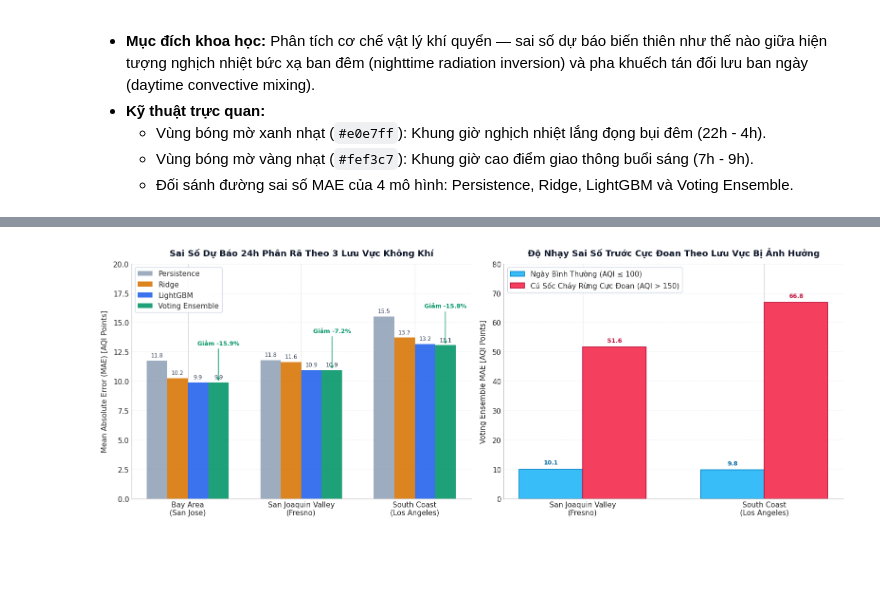
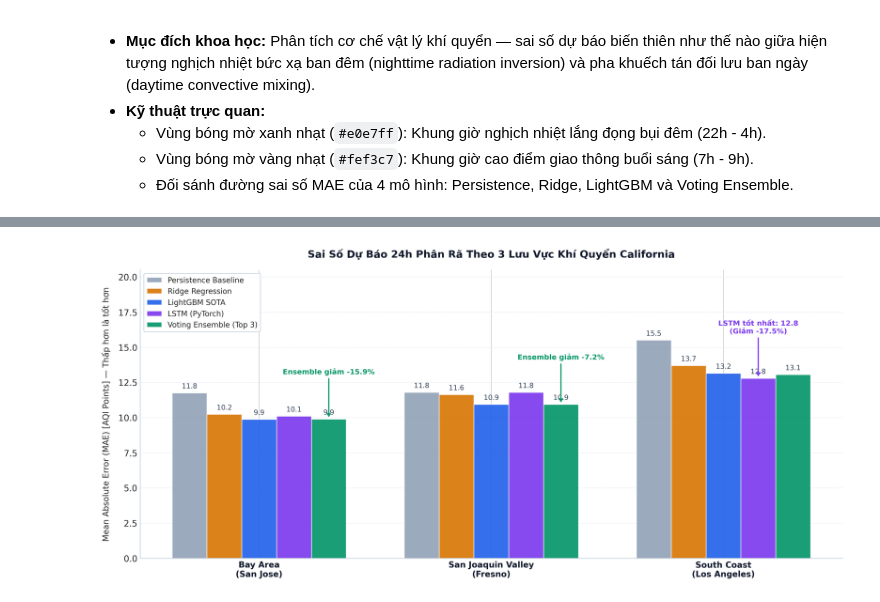
Before and after one commit to ThayBayThatSon/DSR301m_Group5_Project, a Jupyter notebook: notebooks/06_Benchmark_Leaderboard_Synthesis.ipynb, the cells around one changed output, grey strips where cells are left out. Saved outputs shown, nothing was run; the diff lists cells and outputs as text; code cells hidden in the pictures; blank space fills up the shorter version.

Commit message:
feat: integrate California AQI machine learning engine and full-stack web dashboard

```diff
--- a/notebooks/06_Benchmark_Leaderboard_Synthesis.ipynb
+++ b/notebooks/06_Benchmark_Leaderboard_Synthesis.ipynb
@@ -572,7 +618,8 @@ fig, axes = plt.subplots(1, 2, figsize=(16, 6))
 models_to_plot = [
     ('pred_persistence', 'Persistence Baseline', '#94a3b8', ':', 1.8),
     ('pred_ridge', 'Ridge Regression', '#d97706', '--', 1.8),
-    ('pred_lightgbm', 'LightGBM SOTA', '#2563eb', '-.', 2.0),
+    ('pred_lstm', 'LSTM (PyTorch)', '#7c3aed', '-.', 2.0),
+    ('pred_lightgbm', 'LightGBM SOTA', '#2563eb', '--', 2.0),
     ('pred_voting_ensemble', 'Voting Ensemble (Top 3)', '#059669', '-', 2.4)
 ]
 
@@ -628,84 +673,78 @@ plt.show()
 # %%
-fig, axes = plt.subplots(1, 2, figsize=(16, 6))
-
 def map_basin(station):
     if 'FRES' in station:
         return 'San Joaquin Valley\n(Fresno)'
     elif 'LA' in station:
         return 'South Coast\n(Los Angeles)'
     elif 'SJ' in station:
         return 'Bay Area\n(San Jose)'
     return 'Other'
 
 df24 = pd.read_csv(f"{ARTIFACTS_DIR}/predictions/all_predictions_24h.csv")
 df24['basin'] = df24['station_id'].apply(map_basin)
 basins = ['Bay Area\n(San Jose)', 'San Joaquin Valley\n(Fresno)', 'South Coast\n(Los Angeles)']
 
-# Panel 1: Grouped Bar Chart MAE across Basins
-ax1 = axes[0]
+fig9, ax1 = plt.subplots(figsize=(13.5, 6.2), dpi=300)
+fig9.patch.set_facecolor('#ffffff')
+
 models_info = [
-    ('pred_persistence', 'Persistence', '#94a3b8'),
-    ('pred_ridge', 'Ridge', '#d97706'),
-    ('pred_lightgbm', 'LightGBM', '#2563eb'),
-    ('pred_voting_ensemble', 'Voting Ensemble', '#059669')
+    ('pred_persistence', 'Persistence Baseline', '#94a3b8'),
+    ('pred_ridge', 'Ridge Regression', '#d97706'),
+    ('pred_lightgbm', 'LightGBM SOTA', '#2563eb'),
+    ('pred_lstm', 'LSTM (PyTorch)', '#7c3aed'),
+    ('pred_voting_ensemble', 'Voting Ensemble (Top 3)', '#059669')
 ]
 
 x = np.arange(len(basins))
-width = 0.18
+width = 0.15
 
 for i, (m_col, m_label, m_color) in enumerate(models_info):
     vals = [np.mean(np.abs(df24[df24['basin'] == b]['actual'] - df24[df24['basin'] == b][m_col])) for b in basins]
-    rects = ax1.bar(x + (i - 1.5) * width, vals, width, label=m_label, color=m_color, alpha=0.9, edgecolor='none')
+    offset = (i - 2) * width
+    rects = ax1.bar(x + offset, vals, width, label=m_label, color=m_color, alpha=0.92, edgecolor='#ffffff', linewidth=0.8)
     for rect in rects:
         h = rect.get_height()
-        ax1.text(rect.get_x() + rect.get_width()/2., h + 0.2, f'{h:.1f}', ha='center', va='bottom', fontsize=8.5, color='#334155')
+        ax1.text(rect.get_x() + rect.get_width()/2., h + 0.22, f'{h:.1f}', ha='center', va='bottom', fontsize=8.8, fontweight='medium', color='#334155')
 
-for b_idx, b in enumerate(basins):
-    p_val = np.mean(np.abs(df24[df24['basin'] == b]['actual'] - df24[df24['basin'] == b]['pred_persistence']))
-    v_val = np.mean(np.abs(df24[df24['basin'] == b]['actual'] - df24[df24['basin'] == b]['pred_voting_ensemble']))
-    imp = (p_val - v_val) / p_val * 100
-    ax1.annotate(f'Giảm -{imp:.1f}%', xy=(b_idx + 1.5 * width, v_val), xytext=(b_idx + 1.5 * width, v_val + 3.2),
-                 ha='center', fontsize=9, fontweight='bold', color='#059669',
-                 arrowprops=dict(arrowstyle='->', color='#059669', lw=1.2))
+# Chú thích mũi tên mức cải thiện
+# Bay Area
+v_val_bay = np.mean(np.abs(df24[df24['basin'] == basins[0]]['actual'] - df24[df24['basin'] == basins[0]]['pred_voting_ensemble']))
+p_val_bay = np.mean(np.abs(df24[df24['basin'] == basins[0]]['actual'] - df24[df24['basin'] == basins[0]]['pred_persistence']))
+imp_bay = (p_val_bay - v_val_bay) / p_val_bay * 100
+ax1.annotate(f'Ensemble giảm -{imp_bay:.1f}%', xy=(0 + 2 * width, v_val_bay), xytext=(0 + 2 * width, v_val_bay + 3.2),
+             ha='center', fontsize=9.2, fontweight='bold', color='#059669',
+             arrowprops=dict(arrowstyle='->', color='#059669', lw=1.5))
+
+# Fresno
+v_val_fres = np.mean(np.abs(df24[df24['basin'] == basins[1]]['actual'] - df24[df24['basin'] == basins[1]]['pred_voting_ensemble']))
+p_val_fres = np.mean(np.abs(df24[df24['basin'] == basins[1]]['actual'] - df24[df24['basin'] == basins[1]]['pred_persistence']))
+imp_fres = (p_val_fres - v_val_fres) / p_val_fres * 100
+ax1.annotate(f'Ensemble giảm -{imp_fres:.1f}%', xy=(1 + 2 * width, v_val_fres), xytext=(1 + 2 * width, v_val_fres + 3.2),
+             ha='center', fontsize=9.2, fontweight='bold', color='#059669',
+             arrowprops=dict(arrowstyle='->', color='#059669', lw=1.5))
+
+# Los Angeles (LSTM dẫn đầu!)
+lstm_val_la = np.mean(np.abs(df24[df24['basin'] == basins[2]]['actual'] - df24[df24['basin'] == basins[2]]['pred_lstm']))
+p_val_la = np.mean(np.abs(df24[df24['basin'] == basins[2]]['actual'] - df24[df24['basin'] == basins[2]]['pred_persistence']))
+imp_la = (p_val_la - lstm_val_la) / p_val_la * 100
+ax1.annotate(f'LSTM tốt nhất: {lstm_val_la:.1f}\n(Giảm -{imp_la:.1f}%)', xy=(2 + 1 * width, lstm_val_la), xytext=(2 + 1 * width, lstm_val_la + 3.2),
+             ha='center', fontsize=9.2, fontweight='bold', color='#7c3aed',
+             arrowprops=dict(arrowstyle='->', color='#7c3aed', lw=1.5))
 
 ax1.set_xticks(x)
-ax1.set_xticklabels(basins, fontweight='medium')
-ax1.set_ylabel('Mean Absolute Error (MAE) [AQI Points]', labelpad=8)
-ax1.set_title('Sai Số Dự Báo 24h Phân Rã Theo 3 Lưu Vực Không Khí', pad=12, fontweight='bold', color='#0f172a')
-ax1.set_ylim(0, 20)
+ax1.set_xticklabels(basins, fontweight='bold', fontsize=10.5, color='#0f172a')
+ax1.set_ylabel('Mean Absolute Error (MAE) [AQI Points] — Thấp hơn là tốt hơn', labelpad=10, fontsize=10.5)
+ax1.set_title('Sai Số Dự Báo 24h Phân Rã Theo 3 Lưu Vực Khí Quyển California', pad=16, fontweight='bold', fontsize=13, color='#0f172a')
+ax1.set_ylim(0, 20.5)
 ax1.grid(axis='y', color='#e2e8f0', linestyle='--', linewidth=0.7, alpha=0.8)
 for spine in ['top', 'right']:
     ax1.spines[spine].set_visible(False)
-ax1.legend(loc='upper left', frameon=True, framealpha=0.92, edgecolor='#cbd5e1')
-
-# Panel 2: Phân rã Cực đoan vs Bình thường theo Lưu vực
-ax2 = axes[1]
-sub_basins = ['San Joaquin Valley\n(Fresno)', 'South Coast\n(Los Angeles)']
-x2 = np.arange(len(sub_basins))
-w2 = 0.35
-
-mae_norm = [np.mean(np.abs(df24[(df24['basin'] == b) & (df24['actual'] <= 100)]['actual'] - df24[(df24['basin'] == b) & (df24['actual'] <= 100)]['pred_voting_ensemble'])) for b in sub_basins]
-mae_ext = [np.mean(np.abs(df24[(df24['basin'] == b) & (df24['actual'] > 150)]['actual'] - df24[(df24['basin'] == b) & (df24['actual'] > 150)]['pred_voting_ensemble'])) for b in sub_basins]
-
-r1 = ax2.bar(x2 - w2/2, mae_norm, w2, label='Ngày Bình Thường (AQI ≤ 100)', color='#38bdf8', edgecolor='#0284c7', linewidth=1.2)
-r2 = ax2.bar(x2 + w2/2, mae_ext, w2, label='Cú Sốc Cháy Rừng Cực Đoan (AQI > 150)', color='#f43f5e', edgecolor='#be123c', linewidth=1.2)
-
-for i in range(len(sub_basins)):
-    ax2.text(x2[i] - w2/2, mae_norm[i] + 1.2, f'{mae_norm[i]:.1f}', ha='center', va='bottom', fontsize=9, fontweight='bold', color='#0369a1')
-    ax2.text(x2[i] + w2/2, mae_ext[i] + 1.2, f'{mae_ext[i]:.1f}', ha='center', va='bottom', fontsize=9, fontweight='bold', color='#be123c')
-
-ax2.set_xticks(x2)
-ax2.set_xticklabels(sub_basins, fontweight='medium')
-ax2.set_ylabel('Voting Ensemble MAE [AQI Points]', labelpad=8)
-ax2.set_title('Độ Nhạy Sai Số Trước Cực Đoan Theo Lưu Vực Bị Ảnh Hưởng', pad=12, fontweight='bold', color='#0f172a')
-ax2.set_ylim(0, 80)
-ax2.grid(axis='y', color='#e2e8f0', linestyle='--', linewidth=0.7, alpha=0.8)
-for spine in ['top', 'right']:
-    ax2.spines[spine].set_visible(False)
-ax2.legend(loc='upper left', frameon=True, framealpha=0.92, edgecolor='#cbd5e1')
+ax1.spines['left'].set_color('#cbd5e1')
+ax1.spines['bottom'].set_color('#cbd5e1')
+ax1.legend(loc='upper left', frameon=True, framealpha=0.95, edgecolor='#cbd5e1', facecolor='#ffffff', fontsize=9.5)
 
 plt.tight_layout()
-plt.savefig(f"{FIG_DIR}/09_spatial_basin_resilience.png", dpi=300, bbox_inches='tight')
+fig9.savefig(f"{FIG_DIR}/09_spatial_basin_resilience.png", dpi=300, bbox_inches='tight')
 plt.show()
 # %% [output]
-[figure, old version]
+[figure, new version]
```
Also changed, not shown: parts of 16 cells of this notebook, 39 other files.
